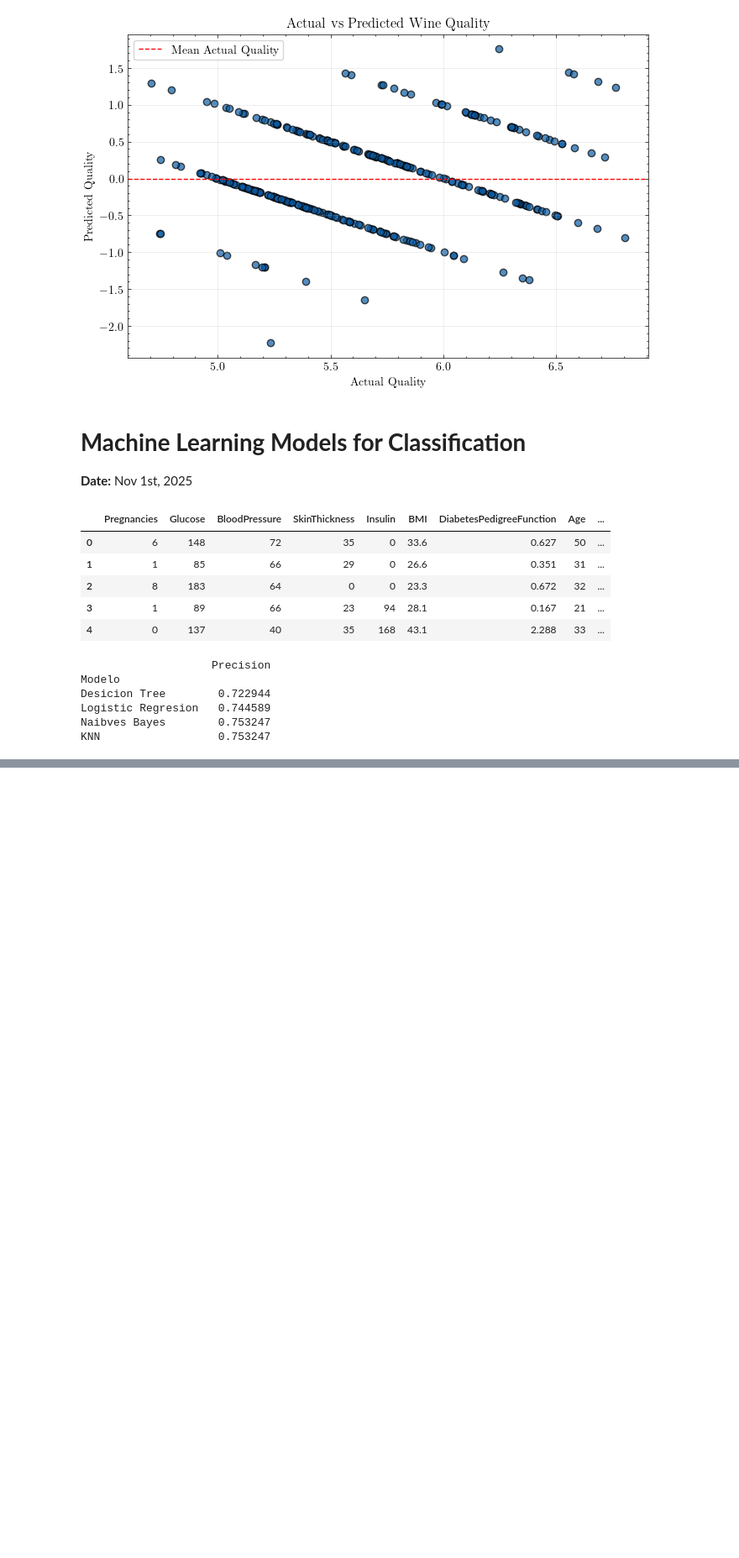
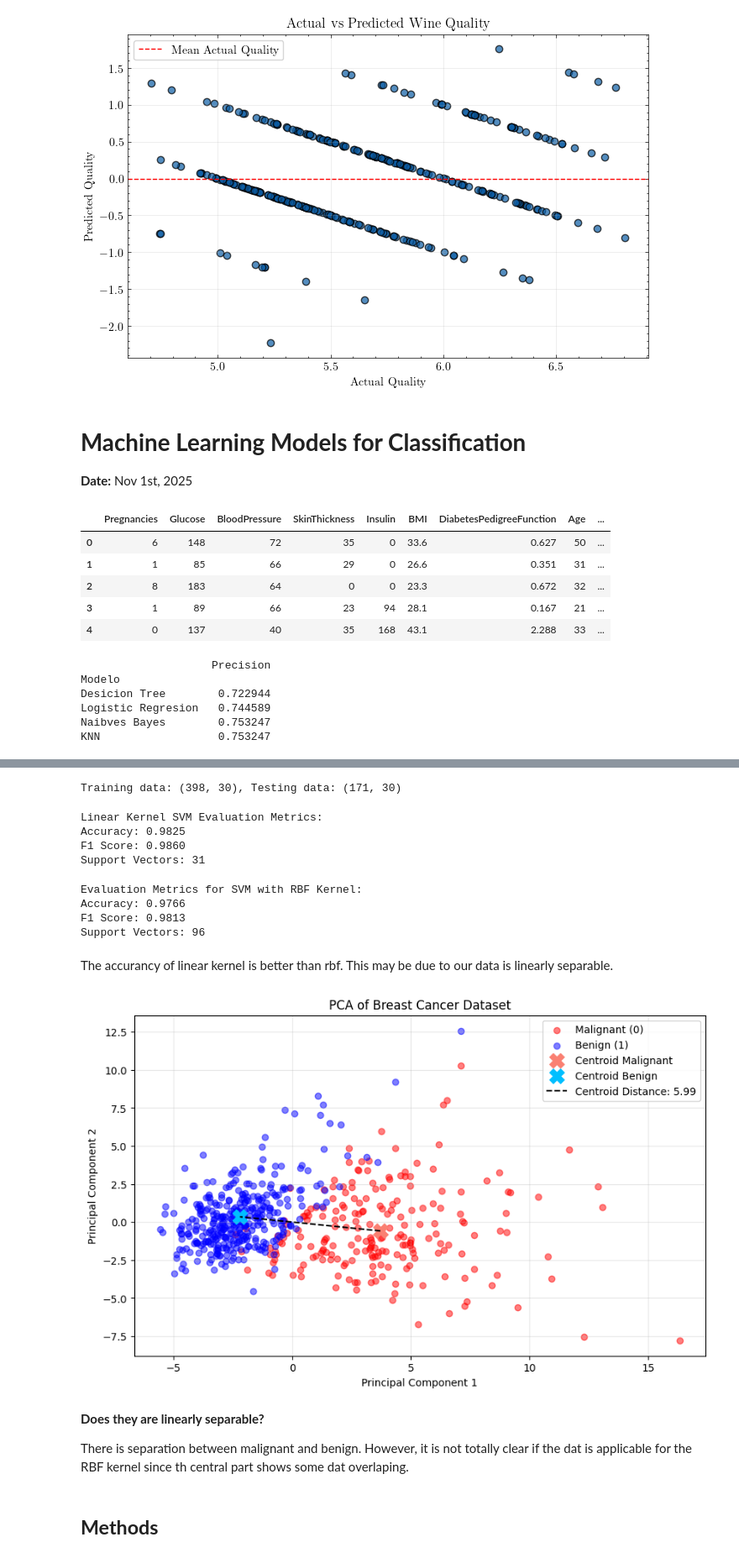
Before and after one commit to alanPalma25/sic-2025-python-ai, a Jupyter notebook: ia_module/classnotes.ipynb, the cells around one changed output, grey strips where cells are left out. Shown: that part at 84% size. Cells and saved outputs as stored; diff of their text form; code cells hidden in the pictures; blank space fills up the shorter version.

```diff
--- a/ia_module/classnotes.ipynb
+++ b/ia_module/classnotes.ipynb
@@ -245,0 +262,10 @@ Valores nulos por columna:
+# %%
+scaler = StandardScaler()
+x_scaled = scaler.fit_transform(x)
+
+# Split the dataset into training and testing sets
+x_train, x_test, y_train, y_test = train_test_split(x_scaled, y, test_size=0.3, \
+                                                    random_state=42, stratify=y)
+print(f"Training data: {x_train.shape}, Testing data: {x_test.shape}")
+# %% [output]
+Training data: (398, 30), Testing data: (171, 30)
@@ -245,0 +282,14 @@ Valores nulos por columna:
+# %%
+# Evaluation metrics
+accuracy_linear = accuracy_score(y_test, y_pred_linear)
+f1_linear = f1_score(y_test, y_pred_linear)
+
+print("Linear Kernel SVM Evaluation Metrics:")
+print(f"Accuracy: {accuracy_linear:.4f}")
+print(f"F1 Score: {f1_linear:.4f}")
+print(f'Support Vectors: {len(svm_linear.support_vectors_)}')
+# %% [output]
+Linear Kernel SVM Evaluation Metrics:
+Accuracy: 0.9825
+F1 Score: 0.9860
+Support Vectors: 31
@@ -245,0 +307,53 @@ Valores nulos por columna:
+# %%
+# Evaluation metrics
+accuracy_rbf = accuracy_score(y_test, y_pred_rbf)
+f1_rbf = f1_score(y_test, y_pred_rbf)
+
+print("Evaluation Metrics for SVM with RBF Kernel:")
+print(f"Accuracy: {accuracy_rbf:.4f}")
+print(f"F1 Score: {f1_rbf:.4f}")
+print(f'Support Vectors: {len(svm_rbf.support_vectors_)}')
+# %% [output]
+Evaluation Metrics for SVM with RBF Kernel:
+Accuracy: 0.9766
+F1 Score: 0.9813
+Support Vectors: 96
+# %% [markdown]
+The accurancy of linear kernel is better than rbf. This may be due to our data is linearly separable.
+# %%
+from sklearn.decomposition import PCA
+
+# use PCA to reduce dimensions for visualization
+pca = PCA(n_components=2)
+xpca = pca.fit_transform(x_scaled)
+
+plt.figure(figsize=(10, 6))
+plt.scatter(xpca[y==0, 0], xpca[y==0, 1], color = 'red',
+            alpha=0.5, label='Malignant (0)')
+plt.scatter(xpca[y==1, 0], xpca[y==1, 1], color = 'blue',
+            alpha=0.5, label='Benign (1)')
+centroid_0 = np.mean(xpca[y==0], axis=0)
+centroid_1 = np.mean(xpca[y==1], axis=0)
+centroid_dist = np.linalg.norm(centroid_0 - centroid_1)
+
+plt.scatter(centroid_0[0], centroid_0[1], color='salmon',
+            marker='X', s=200, label='Centroid Malignant')
+plt.scatter(centroid_1[0], centroid_1[1], color='deepskyblue',
+            marker='X', s=200, label='Centroid Benign')
+plt.plot([centroid_0[0], centroid_1[0]],
+         [centroid_0[1], centroid_1[1]],
+         color='black', linestyle='--', label=f'Centroid Distance: {centroid_dist:.2f}')
+plt.title('PCA of Breast Cancer Dataset')
+plt.xlabel('Principal Component 1')
+plt.ylabel('Principal Component 2')
+plt.legend(frameon=True)
+plt.grid(True, alpha=0.3)
+plt.show()
+# %% [output]
+[figure, added]
+# %% [markdown]
+**Does they are linearly separable?**
+
+There is separation between malignant and benign. However, it is not totally clear if the dat is applicable for the RBF kernel since th central part shows some dat overlaping.
+# %% [markdown]
+## **Methods**
```
Also changed, not shown: parts of 14 cells of this notebook.
